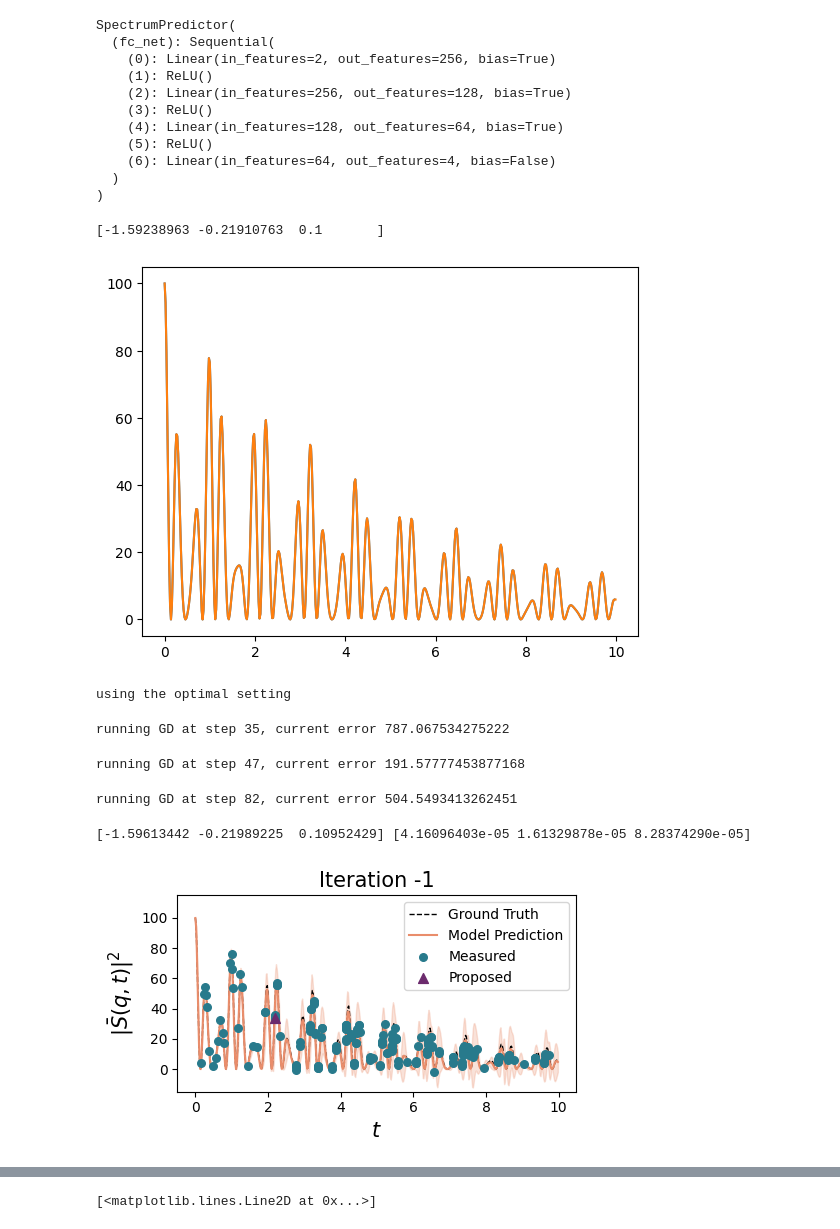
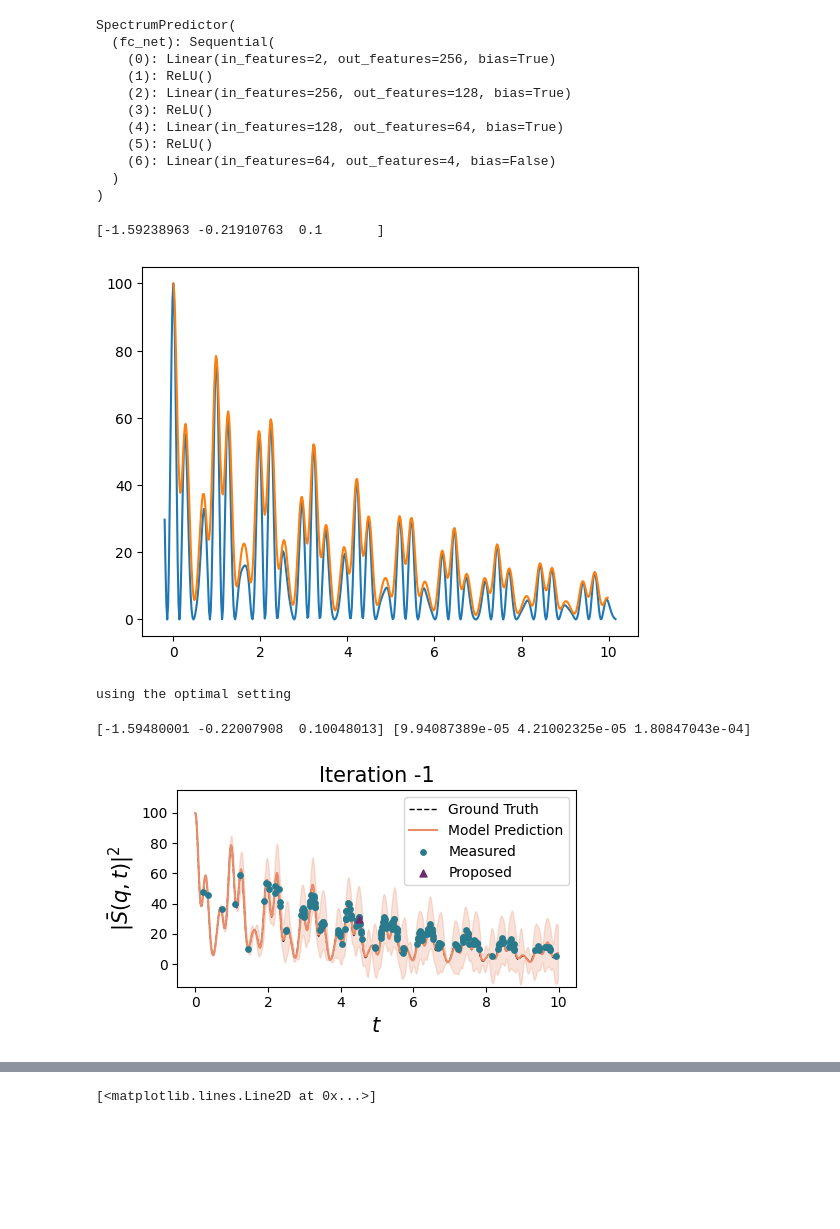
Before and after one commit to zhantaochen/ML-XPFS_Steering, a Jupyter notebook: bayesian_inference_EM_uncertain.ipynb, the cells around one changed output, grey strips where cells are left out. Cells and saved outputs as stored; diff of their text form; code cells hidden in the pictures; blank space fills up the shorter version.

```diff
--- a/bayesian_inference_EM_uncertain.ipynb
+++ b/bayesian_inference_EM_uncertain.ipynb
@@ -204,7 +204,7 @@ def measure_function(sets, pars, cons, func):
 # %%
 target_idx = 0
 
-pulse_width = 0.0
+pulse_width = 0.2
 noise_level = 1.0
 N_steps_bayes = 200
 normalize_to_value = 100
@@ -218,7 +218,7 @@ obe_sim_noisefree = obe.MeasurementSimulator(
     lambda s, p, c: measure_function(s, p, c, func_I_conv), param_true, (), noise_level=0)
 # %% [output]
 [-1.59238963 -0.21910763  0.1       ]
-[figure, old version]
+[figure, new version]
 # %%
 bayes = BayesianInference(
     la.model, settings, parameters,
@@ -234,10 +234,7 @@ particles_hist, p_weights_hist, errors = bayes.run_N_steps_OptBayesExpt_w_GD(
 print(bayes.obe_model.mean(), bayes.obe_model.std())
 # %% [output]
 using the optimal setting
-running GD at step 35, current error 787.067534275222
+[-1.59480001 -0.22007908  0.10048013] [9.94087389e-05 4.21002325e-05 1.80847043e-04]
-running GD at step 47, current error 191.57777453877168
-running GD at step 82, current error 504.5493413262451
-[-1.59613442 -0.21989225  0.10952429] [4.16096403e-05 1.61329878e-05 8.28374290e-05]
 # %%
 param_mean = np.asarray(bayes.param_mean)
 param_std = np.asarray(bayes.param_std)
@@ -248,33 +245,33 @@ utility_plot = 20 * utility_plot / utility_plot.max()
 
 measured_settings, measured_observables = bayes.get_all_measurements()
 _, measurements_noisefree = bayes.measure_all_settings(obe_sim_noisefree)
-_, measurements_predicted = bayes.predict_all_settings(param_mean[idx_plot-1])
-# _, measurements_predicted = bayes.predict_all_settings(param_true)
+# _, measurements_predicted = bayes.predict_all_settings(param_mean[idx_plot-1])
+_, measurements_predicted = bayes.predict_all_settings(param_true)
 measurements_predicted *= normalize_to_value / measurements_predicted[0]
 # %%
 maxiter = len(param_mean)
 
 colors = [palette_crest[0], palette_crest[-3], palette_flare[0]]
 
 label_lst = ["$J$", "$D$", "$\gamma$"]
 fig, ax = plt.subplots(1,1,figsize=(5,3))
 
 ax.plot(times.squeeze(), measurements_noisefree, 'k--', label="Ground Truth", zorder=5, linewidth=1)
 # # ax[1].plot(time_val, model_function((time_val,), obe_model.mean(), ()), 'r--', label="Ground Truth")
 ax.plot(times.squeeze(), measurements_predicted, color=palette_flare[0], label="Model Prediction", zorder=5)
 ax.fill_between(times.squeeze(), measurements_predicted-utility_plot, measurements_predicted+utility_plot, color=palette_flare[0], zorder=1, alpha=0.25)
-ax.scatter(measured_settings.squeeze()[:idx_plot], measured_observables.squeeze()[:idx_plot], label="Measured", s=30, color=palette_crest[-3], zorder=10)
-ax.scatter(measured_settings.squeeze()[idx_plot], measured_observables.squeeze()[idx_plot], label="Proposed", s=50, color=palette_flare[-1], zorder=20, marker='^')
+ax.scatter(measured_settings.squeeze()[:idx_plot], measured_observables.squeeze()[:idx_plot], label="Measured", s=15, color=palette_crest[-3], zorder=10)
+ax.scatter(measured_settings.squeeze()[idx_plot], measured_observables.squeeze()[idx_plot], label="Proposed", s=25, color=palette_flare[-1], zorder=20, marker='^')
 ax.legend(fontsize=10)
 ax.set_xlabel('$t$', fontsize=15)
 ax.set_ylim([-15, measurements_noisefree.max()+15])
 ax.set_ylabel(r'$\left|\bar{S}(q,t)\right|^{2}$', fontsize=15)
 ax.set_title(f"Iteration {idx_plot}", fontsize=15)
 
 fig.tight_layout()
 # fig.savefig(f'figs/paper/exp_steering_sqt_sample{idx}_iter{idx_plot}.pdf')
 # %% [output]
-[figure, old version]
+[figure, new version]
 # %%
 maxiter = len(param_mean)
 
```
Also changed, not shown: parts of 2 cells of this notebook, 7 other files.
